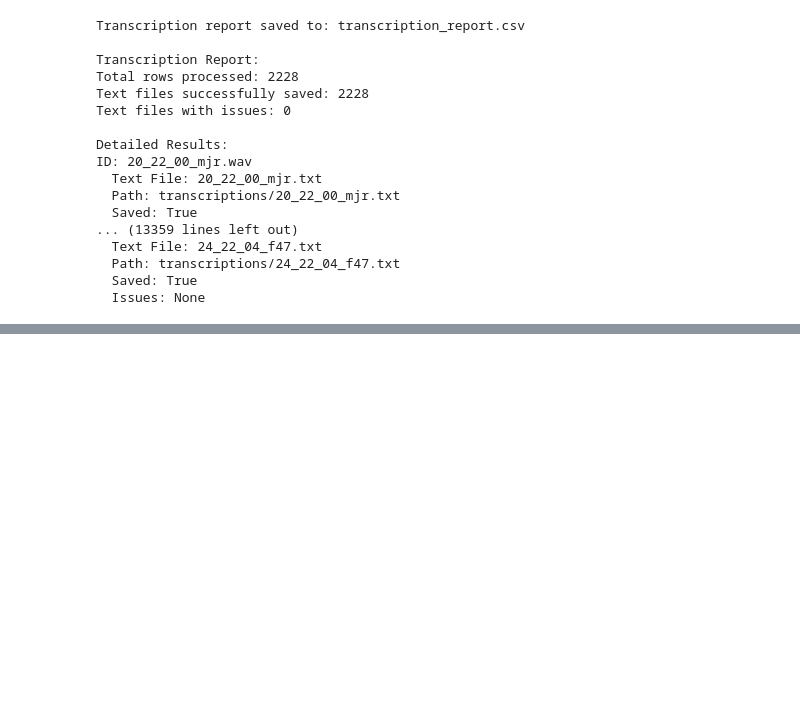
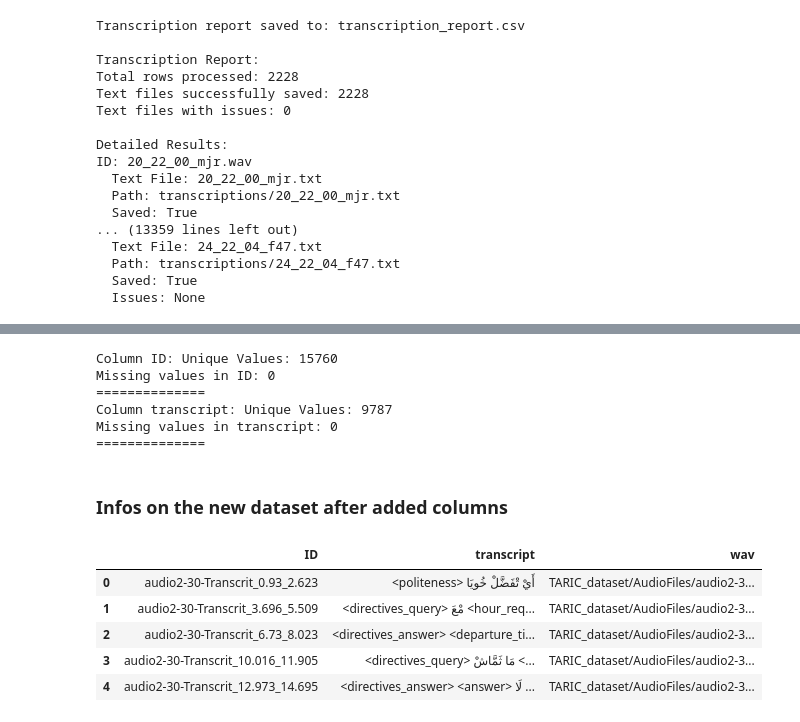
Before and after one commit to cyrineanene/ASR-on-Tunisian-Dialect, a Jupyter notebook: EDA.ipynb, the cells around one changed output, grey strips where cells are left out. Cells and saved outputs as stored; diff of their text form; code cells hidden in the pictures; blank space fills up the shorter version.

Commit message:
started working on TARIC

```diff
--- a/EDA.ipynb
+++ b/EDA.ipynb
@@ -1316,0 +1323,3 @@ ID: 20_22_00_mjr.wav
+# %%
+import pandas as pd
+df_taric = pd.read_csv('TARIC_dataset/Train_TARIC_SLU.csv')
@@ -1316,0 +1361,25 @@ ID: 20_22_00_mjr.wav
+# %%
+for col in df_taric.columns:
+    print(f"Column {col}: Unique Values: {df_taric[col].nunique()}")
+    print(f"Missing values in {col}:", df_taric[col].isna().sum())
+    print('==============')
+# %% [output]
+Column ID: Unique Values: 15760
+Missing values in ID: 0
+==============
+Column transcript: Unique Values: 9787
+Missing values in transcript: 0
+==============
+# %% [markdown]
+### Infos on the new dataset after added columns
+# %%
+df_taric['wav'] = 'TARIC_dataset/AudioFiles/' + df_taric['ID'] + '.wav'
+# %%
+df_taric.head()
+# %% [output]
+|  | ID | transcript | wav |
+| 0 | audio2-30-Transcrit_0.93_2.623 | <politeness> أَيْ تْفَضَّلْ خُويَا | TARIC_dataset/AudioFiles/audio2-3... |
+| 1 | audio2-30-Transcrit_3.696_5.509 | <directives_query> مْعَ <hour_req... | TARIC_dataset/AudioFiles/audio2-3... |
+| 2 | audio2-30-Transcrit_6.73_8.023 | <directives_answer> <departure_ti... | TARIC_dataset/AudioFiles/audio2-3... |
+| 3 | audio2-30-Transcrit_10.016_11.905 | <directives_query> مَا ثَمَّاشْ <... | TARIC_dataset/AudioFiles/audio2-3... |
+| 4 | audio2-30-Transcrit_12.973_14.695 | <directives_answer> <answer> لَا ... | TARIC_dataset/AudioFiles/audio2-3... |
```
Also changed, not shown: parts of 14 cells of this notebook, 2 other files.
